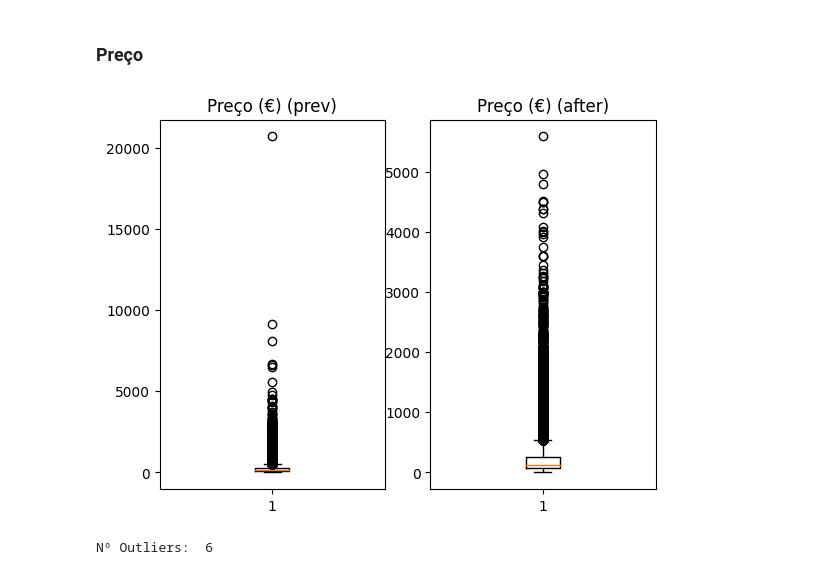
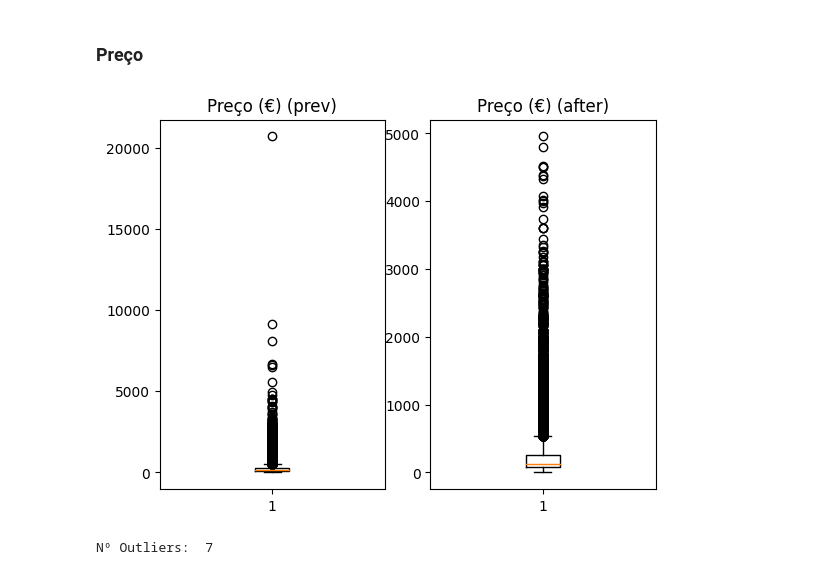
Before and after one commit to 8090457/MEI_TP_TEAD, a Jupyter notebook: Analise_Dados/AnalisePython/OutliersReservas.ipynb, the cells around one changed output. Cells and saved outputs as stored; diff of their text form; code cells hidden in the pictures.

```diff
--- a/Analise_Dados/AnalisePython/OutliersReservas.ipynb
+++ b/Analise_Dados/AnalisePython/OutliersReservas.ipynb
@@ -84,7 +85,7 @@ Nº Outliers:  0
 # %% [markdown]
 ### Preço
 # %%
-an.outliersSimple(reservas, preco, contition)
+an.outliersSimple(reservas, preco, reservas[preco] <= 5000)
 # %% [output]
-[figure, old version]
+[figure, new version]
-Nº Outliers:  6
+Nº Outliers:  7
```
Also changed, not shown: parts of 3 cells of this notebook, 1 other file.
